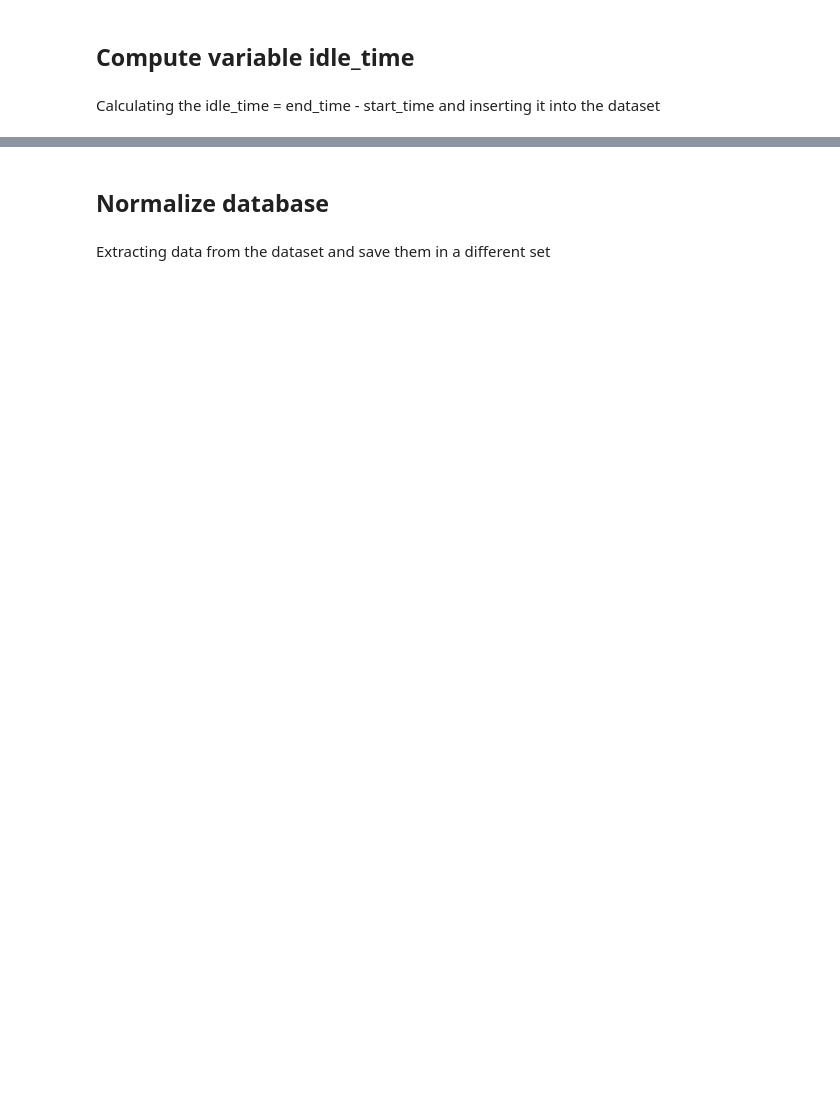
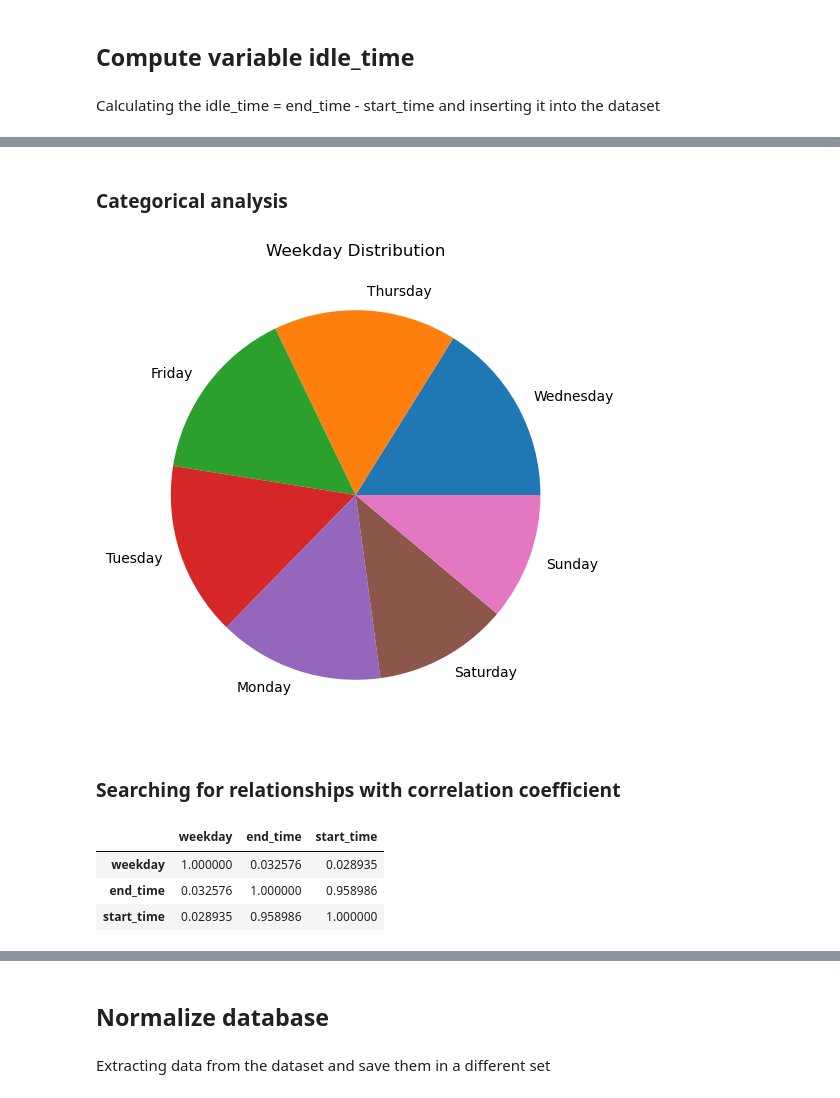
Before and after one commit to Oxford012/DDT, a Jupyter notebook: Angela/angela.ipynb, the cells around one changed output, grey strips where cells are left out. Cells and saved outputs as stored; diff of their text form; code cells hidden in the pictures; blank space fills up the shorter version.

```diff
--- a/Angela/angela.ipynb
+++ b/Angela/angela.ipynb
@@ -98,3 +236,8 @@ There are no numerical data missing
+# %%
+# drop invalid tuples
+bluebikes.drop(bluebikes[bluebikes['end_time'] < bluebikes['start_time']].index, inplace=True)
+bluebikes.drop(bluebikes[bluebikes['end_time'].dt.year > 2018].index, inplace=True)
+bluebikes.drop(bluebikes[bluebikes['start_time'].dt.year < 2017].index, inplace=True)
 # %% [markdown]
 ## Compute variable idle_time
 # %% [markdown]
@@ -101,0 +295,28 @@ Calculating the idle_time = end_time - start_time and inserting it into the data
+# %% [markdown]
+### Categorical analysis
+# %%
+weekday_counts= bluebikes["weekday"].value_counts()
+weekday_counts.plot(kind='pie',figsize=(6,6))
+
+
+plt.title("Weekday Distribution")
+plt.ylabel("")
+plt.show()
+# %% [output]
+[figure, added]
+# %% [markdown]
+### Searching for relationships with correlation coefficient
+# %%
+selected_columns = bluebikes[['weekday']] #idle_time
+
+bluebikes_end_hour_series = pd.Series(bluebikes_end_hour)
+bluebikes_start_hour_series = pd.Series(bluebikes_start_hour)
+combined_columns = pd.concat([selected_columns, bluebikes_end_hour_series, bluebikes_start_hour_series], axis=1)
+
+corr = combined_columns.corr()
+corr
+# %% [output]
+|  | weekday | end_time | start_time |
+| weekday | 1.000000 | 0.032576 | 0.028935 |
+| end_time | 0.032576 | 1.000000 | 0.958986 |
+| start_time | 0.028935 | 0.958986 | 1.000000 |
```
Also changed, not shown: parts of 55 cells of this notebook.
